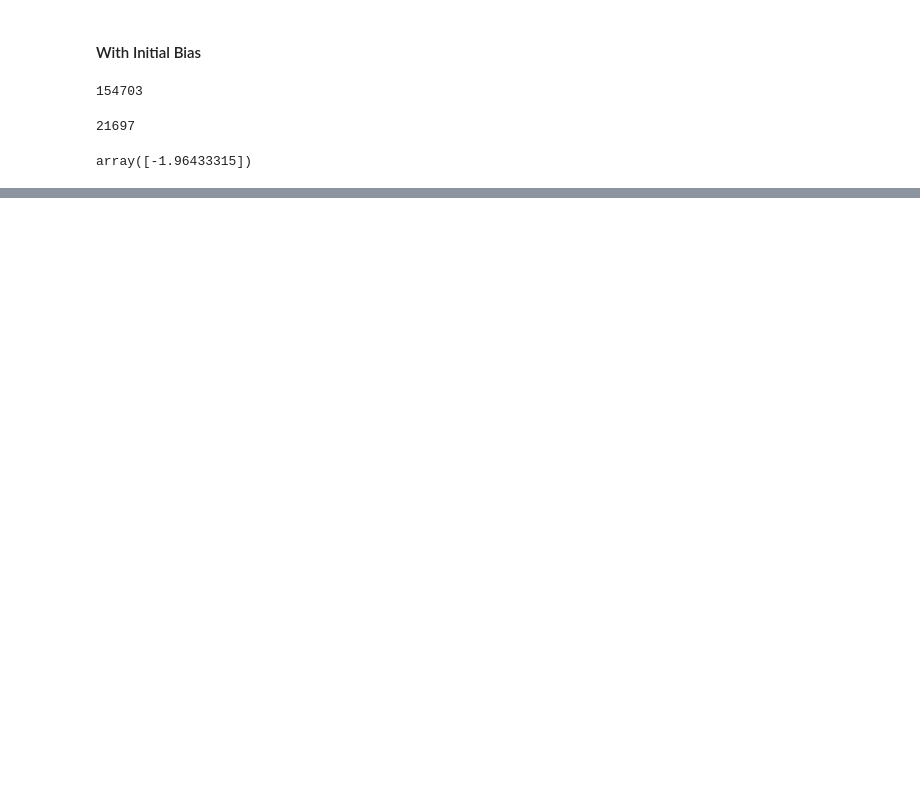
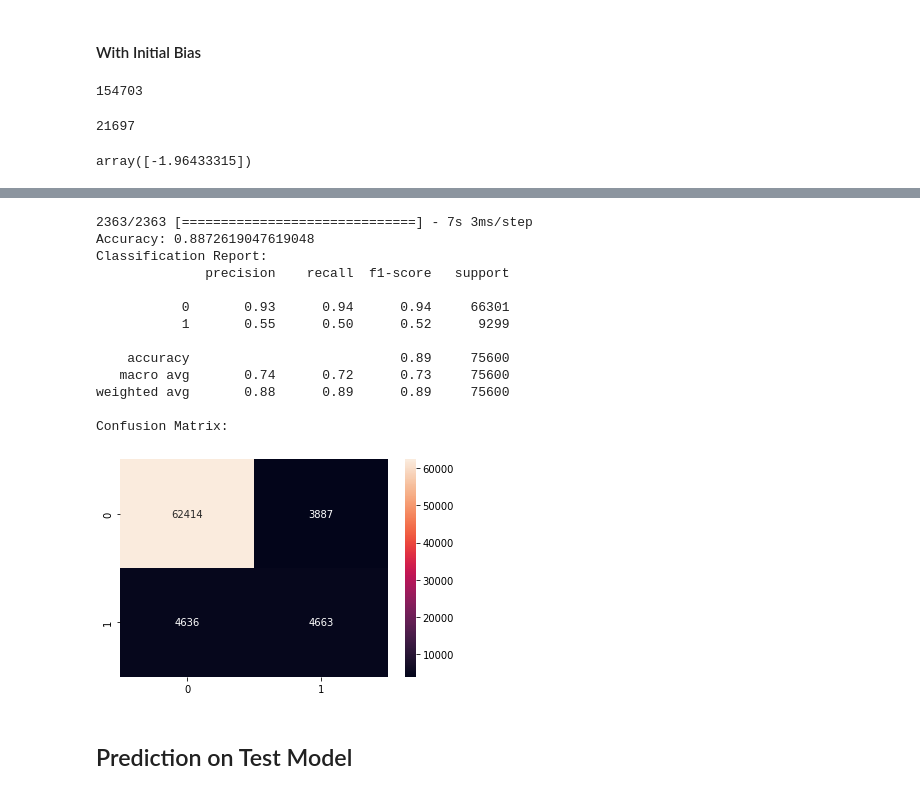
Before and after one commit to thadaniumang/Loan-Prediction, a Jupyter notebook: predictor.ipynb, the cells around one changed output, grey strips where cells are left out. Cells and saved outputs as stored; diff of their text form; code cells hidden in the pictures; blank space fills up the shorter version.

```diff
--- a/predictor.ipynb
+++ b/predictor.ipynb
@@ -532,11 +544,12 @@ initial_bias
 # %% [output]
 array([-1.96433315])
 # %%
-model = Sequential()
+model_b = Sequential()
 
-model.add(Dense(512, input_shape=(11,), activation='relu'))
-model.add(Dense(512, activation='relu'))
-model.add(Dense(1, activation='sigmoid', bias_initializer=Constant(initial_bias)))
+model_b.add(Dense(512, input_shape=(11,), activation='relu'))
+model_b.add(Dense(512, activation='relu'))
+model_b.add(Dense(128, activation='relu'))
+model_b.add(Dense(1, activation='sigmoid', bias_initializer=Constant(initial_bias)))
 
-model.summary()
+model_b.summary()
 # %% [output]
@@ -597,0 +593,19 @@ pickle.dump(model, open(filename, 'wb'))
+# %%
+show_and_save_model(model_b, 'TwoLayerBias')
+# %% [output]
+2363/2363 [==============================] - 7s 3ms/step
+Accuracy: 0.8872619047619048
+Classification Report:
+              precision    recall  f1-score   support
+
+           0       0.93      0.94      0.94     66301
+           1       0.55      0.50      0.52      9299
+
+    accuracy                           0.89     75600
+   macro avg       0.74      0.72      0.73     75600
+weighted avg       0.88      0.89      0.89     75600
+
+Confusion Matrix:
+[figure, added]
+# %% [markdown]
+## Prediction on Test Model
```
Also changed, not shown: parts of 48 cells of this notebook.
